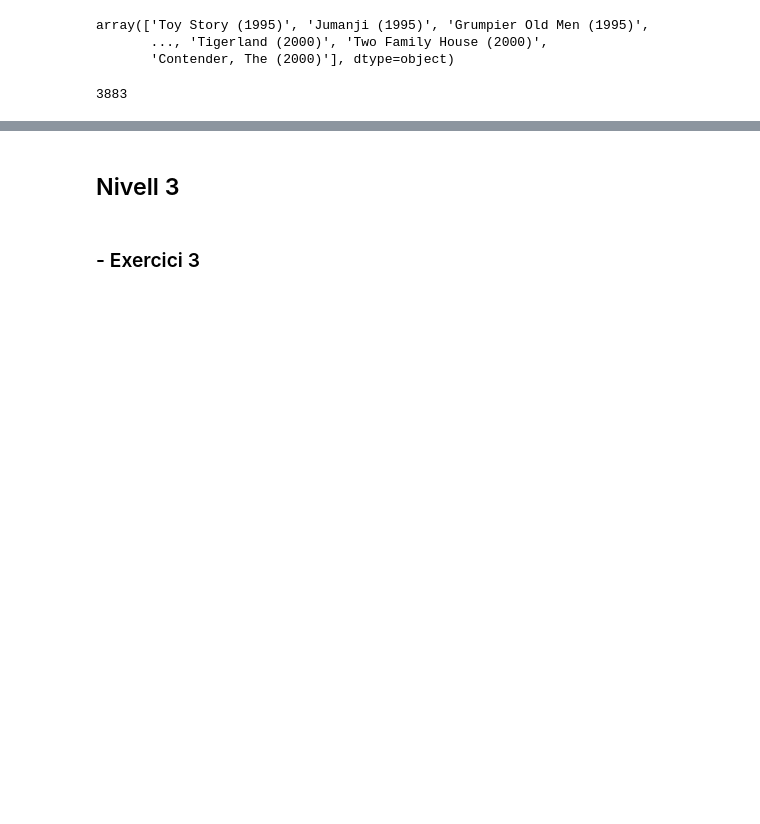
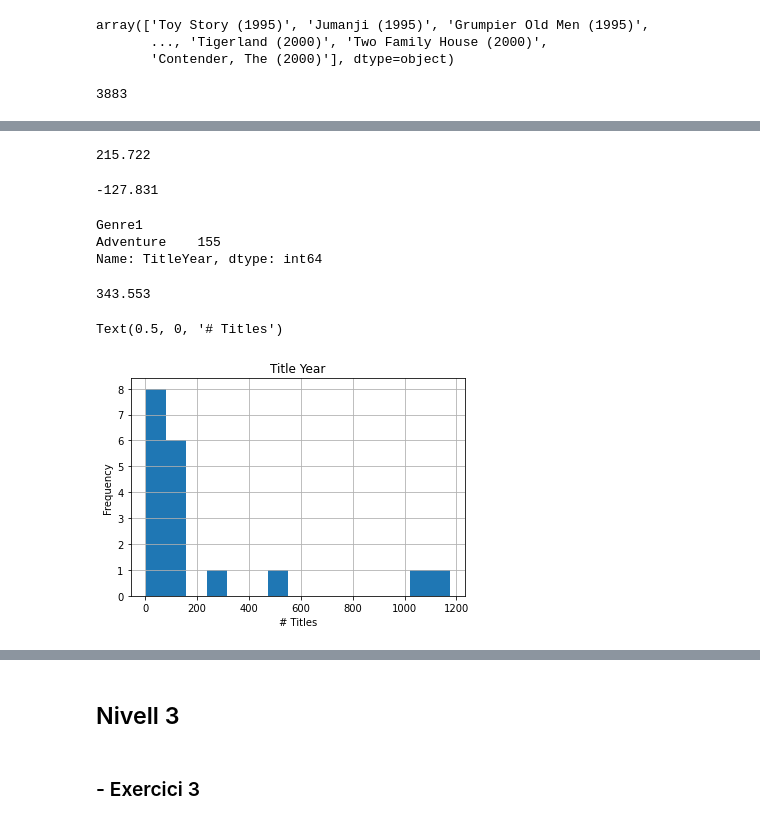
Before and after one commit to kabraxxx/Visualitzacio_grafica_de_Multiples_variables, a Jupyter notebook: S03 T02.ipynb, the cells around one changed output, grey strips where cells are left out. Saved outputs shown, nothing was run; the diff lists cells and outputs as text; code cells hidden in the pictures; blank space fills up the shorter version.

```diff
--- a/S03 T02.ipynb
+++ b/S03 T02.ipynb
@@ -365,0 +403,26 @@ movies.TitleYear.nunique()
+# %%
+genresByTitleYear.TitleYear.mean().round(3)
+# %% [output]
+215.722
+# %%
+(genresByTitleYear.TitleYear.mean() - genresByTitleYear.TitleYear.std()).round(3)
+# %% [output]
+-127.831
+# %%
+genresByTitleYear.TitleYear.iloc[[1], ]
+# %% [output]
+Genre1
+Adventure    155
+Name: TitleYear, dtype: int64
+# %%
+genresByTitleYear.TitleYear.std().round(3)
+# %% [output]
+343.553
+# %%
+genresByTitleYear.hist(['TitleYear'], bins=15)
+plt.title('Title Year')
+plt.ylabel('Frequency')
+plt.xlabel('# Titles')
+# %% [output]
+Text(0.5, 0, '# Titles')
+[figure, added]
```
Also changed, not shown: parts of 14 cells of this notebook.
